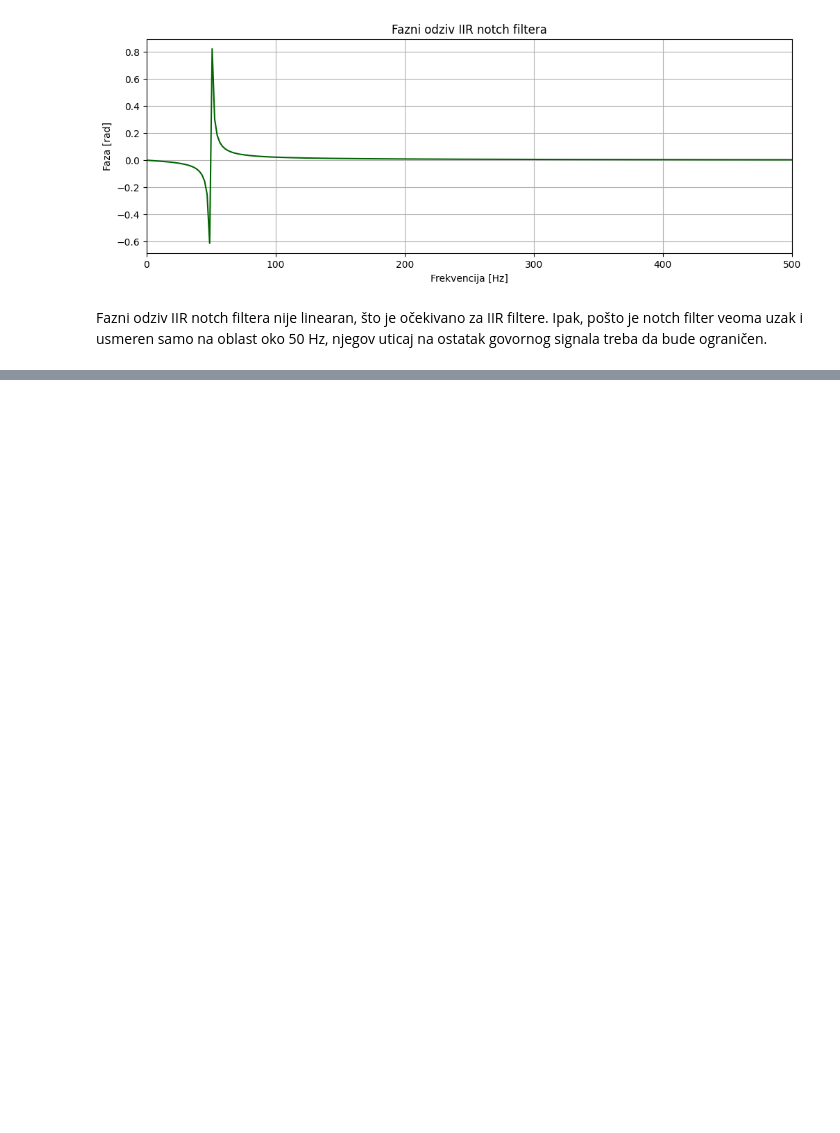
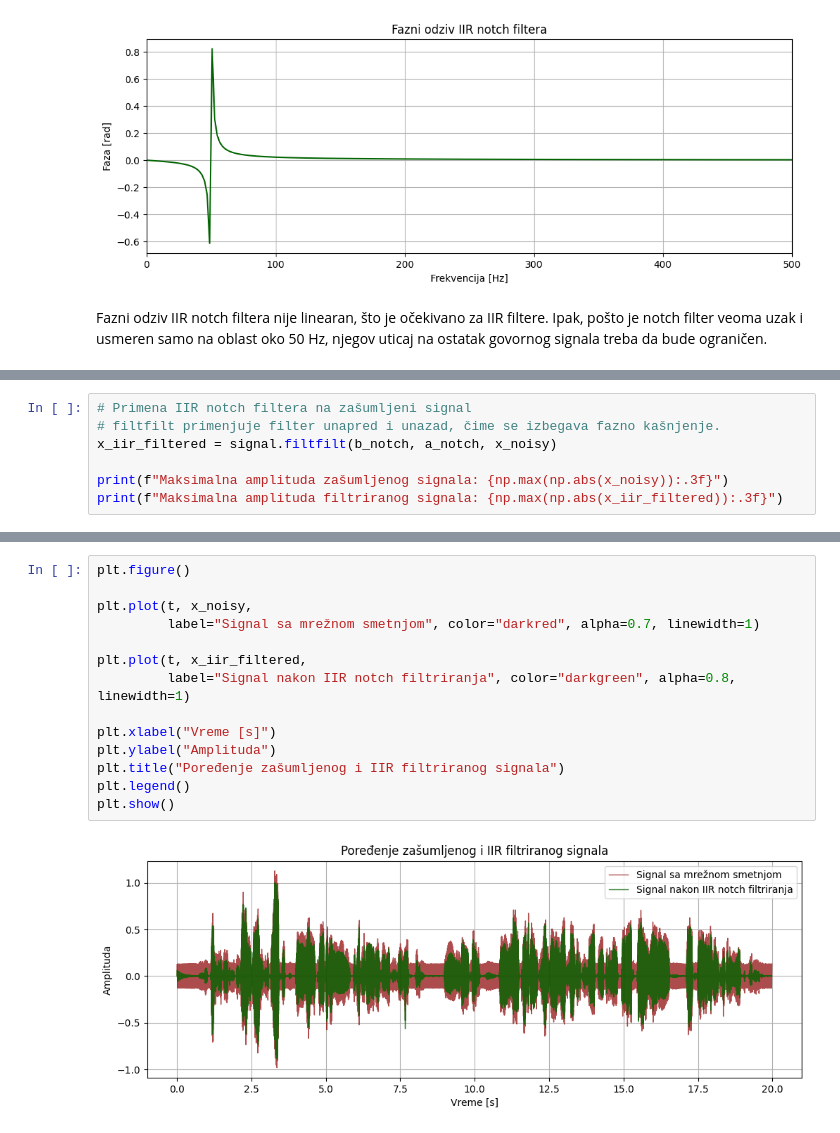
Before and after one commit to KomFi31/Fakultet, a Jupyter notebook: DSP/Obrada audio signala.ipynb, the cells around one changed output, grey strips where cells are left out. Drawn from its saved outputs; the diff is of its cells as text; blank space fills up the shorter version.

Commit message:
Add IIR filter results. Add FIR filter theory showcase

```diff
--- a/DSP/Obrada audio signala.ipynb
+++ b/DSP/Obrada audio signala.ipynb
@@ -477,0 +487,7 @@ Fazni odziv IIR notch filtera nije linearan, što je očekivano za IIR filtere.
+# %%
+# Primena IIR notch filtera na zašumljeni signal
+# filtfilt primenjuje filter unapred i unazad, čime se izbegava fazno kašnjenje.
+x_iir_filtered = signal.filtfilt(b_notch, a_notch, x_noisy)
+
+print(f"Maksimalna amplituda zašumljenog signala: {np.max(np.abs(x_noisy)):.3f}")
+print(f"Maksimalna amplituda filtriranog signala: {np.max(np.abs(x_iir_filtered)):.3f}")
@@ -477,0 +519,16 @@ Fazni odziv IIR notch filtera nije linearan, što je očekivano za IIR filtere.
+# %%
+plt.figure()
+
+plt.plot(t, x_noisy,
+         label="Signal sa mrežnom smetnjom", color="darkred", alpha=0.7, linewidth=1)
+
+plt.plot(t, x_iir_filtered,
+         label="Signal nakon IIR notch filtriranja", color="darkgreen", alpha=0.8, linewidth=1)
+
+plt.xlabel("Vreme [s]")
+plt.ylabel("Amplituda")
+plt.title("Poređenje zašumljenog i IIR filtriranog signala")
+plt.legend()
+plt.show()
+# %% [output]
+[figure, added]
```
Also changed, not shown: parts of 28 cells of this notebook.
